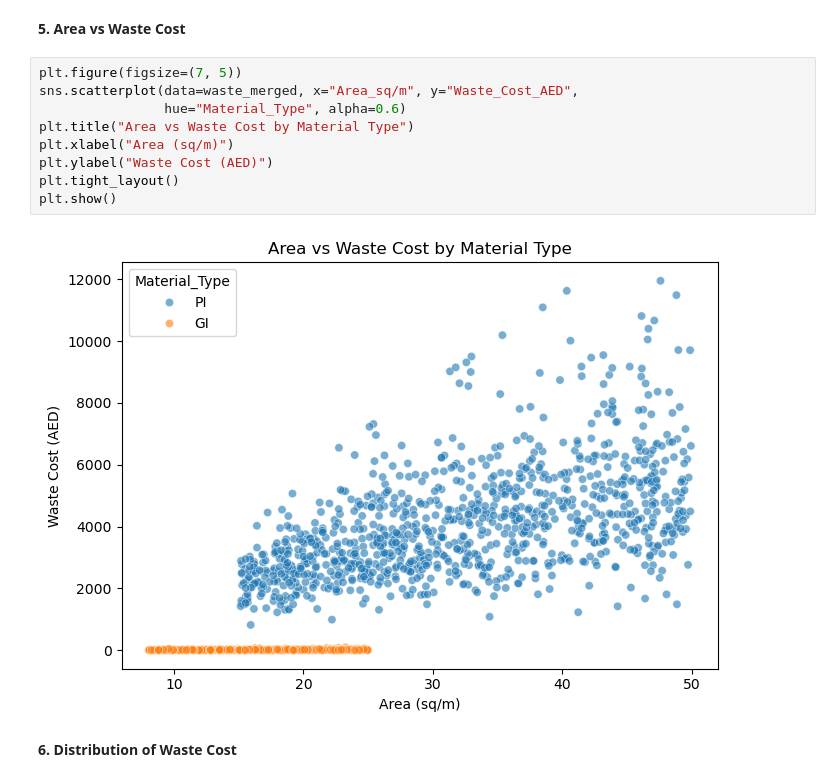
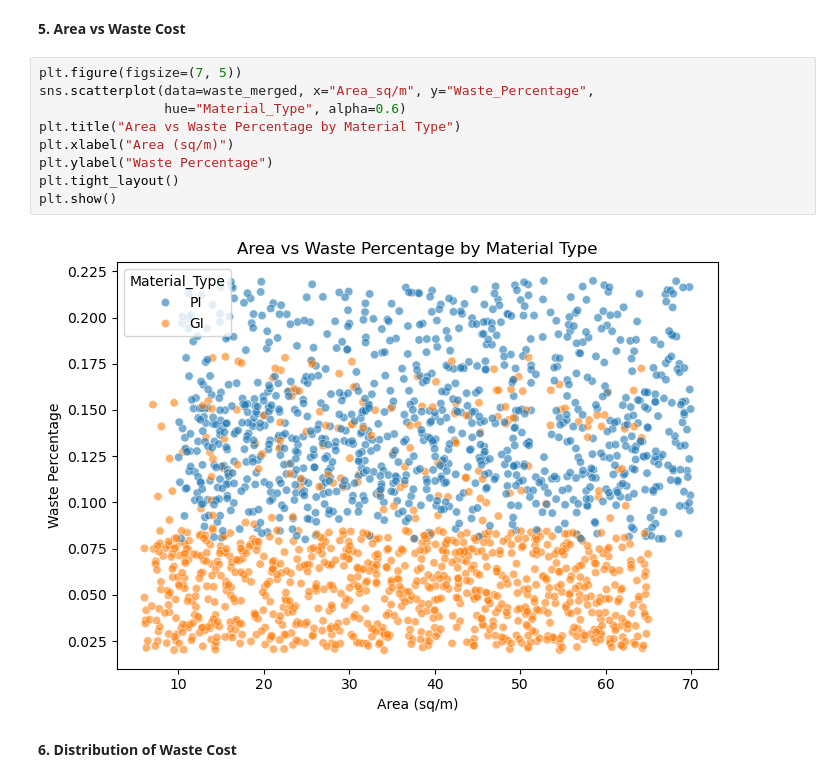
Before and after one commit to ofimikfra/CSCI323-Project, a Jupyter notebook: random_forest_model.ipynb, the cells around one changed output. Drawn from its saved outputs; the diff is of its cells as text.

```diff
--- a/random_forest_model.ipynb
+++ b/random_forest_model.ipynb
@@ -329,15 +323,15 @@ plt.show()
 **5. Area vs Waste Cost**
 # %%
 plt.figure(figsize=(7, 5))
-sns.scatterplot(data=waste_merged, x="Area_sq/m", y="Waste_Cost_AED",
+sns.scatterplot(data=waste_merged, x="Area_sq/m", y="Waste_Percentage",
                 hue="Material_Type", alpha=0.6)
-plt.title("Area vs Waste Cost by Material Type")
+plt.title("Area vs Waste Percentage by Material Type")
 plt.xlabel("Area (sq/m)")
-plt.ylabel("Waste Cost (AED)")
+plt.ylabel("Waste Percentage")
 plt.tight_layout()
 plt.show()
 # %% [output]
-[figure, old version]
+[figure, new version]
 # %% [markdown]
 **6. Distribution of Waste Cost**
 # %%
```
Also changed, not shown: parts of 16 cells of this notebook.
